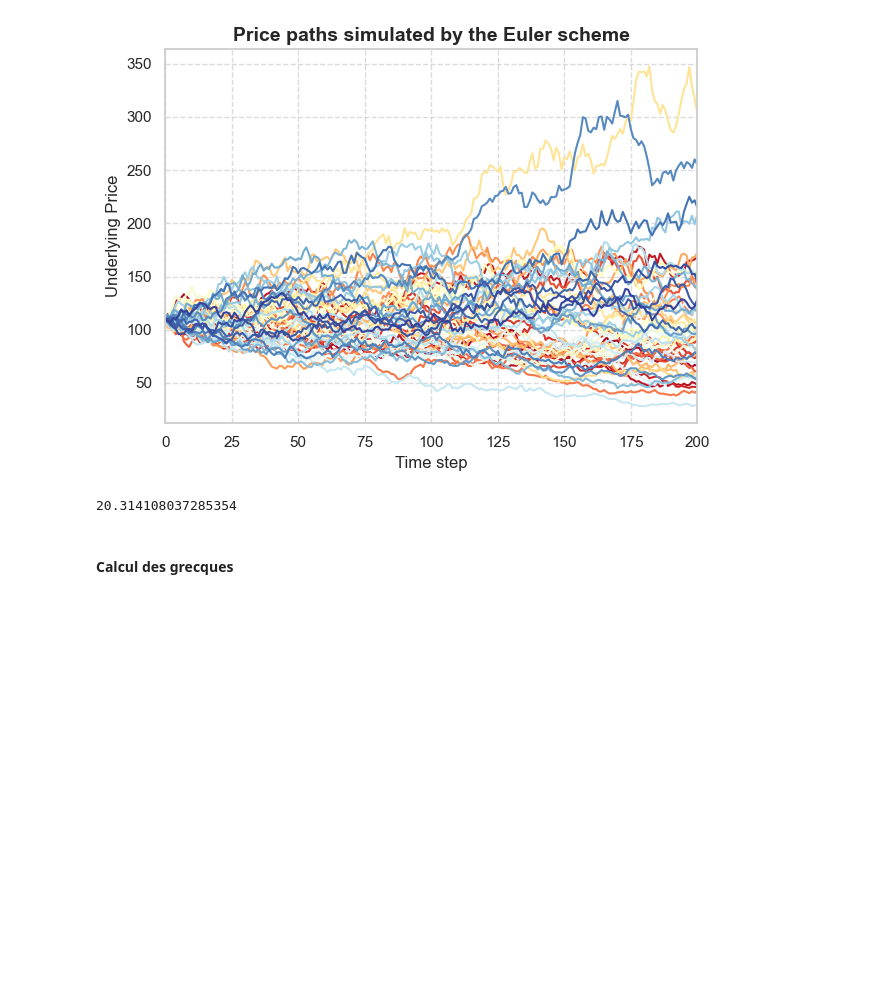
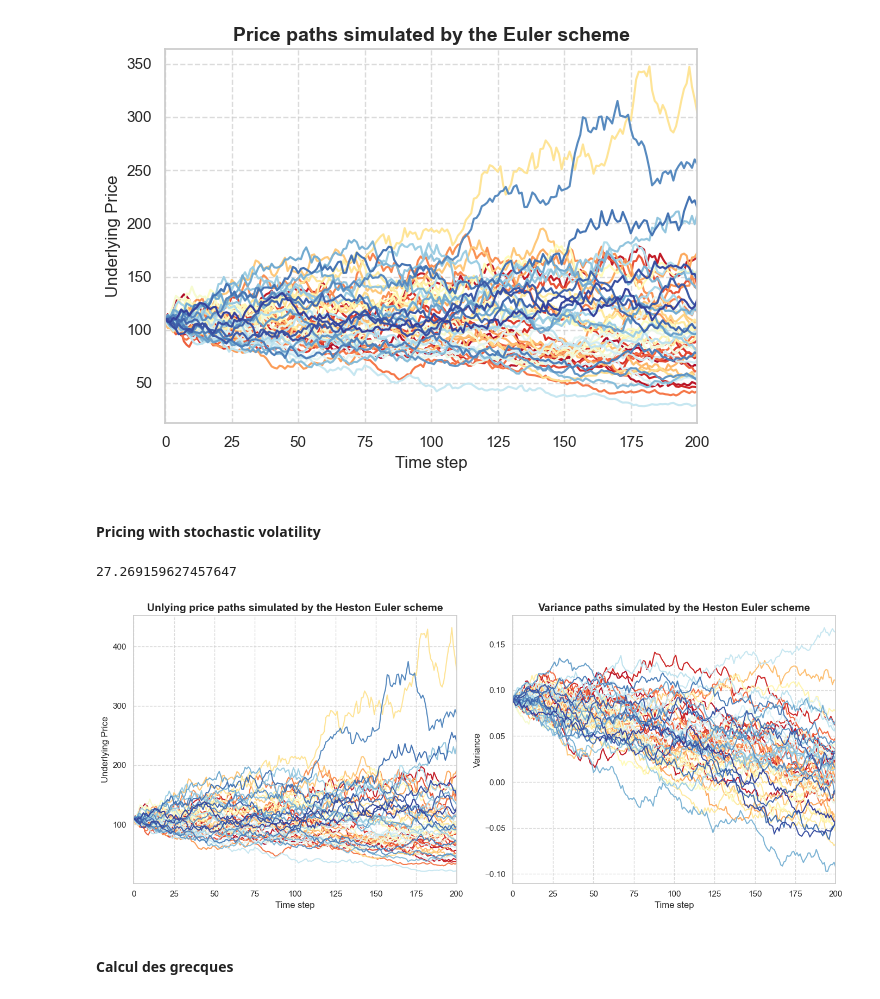
Before and after one commit to baptistedfr/Structured-Product-Pricing-Python, a Jupyter notebook: doc.ipynb, the cells around one changed output. Cells and saved outputs as stored; diff of their text form; code cells hidden in the pictures; blank space fills up the shorter version.

Commit message:
Heston Monte Carlo pricing model

```diff
--- a/doc.ipynb
+++ b/doc.ipynb
@@ -38,11 +42,20 @@ engine = MCPricingEngine(market=market, nb_paths=100000, nb_steps=200)
 engine.plot_paths(call_option, nb_paths_plot=50)
 # %% [output]
 [figure]
+# %% [markdown]
+#### Pricing with stochastic volatility
+# %%
+scheme = EulerSchemeType.HESTON_EULER
+engine = HestonMCPricingEngine(market=market, discretization_method=scheme, nb_paths=100000, nb_steps=200)
 # %%
 price = engine.compute_price(call_option)
 print(price)
 # %% [output]
-20.314108037285354
+27.269159627457647
+# %%
+engine.plot_paths(call_option, nb_paths_plot=50, plot_variance=True)
+# %% [output]
+[figure, added]
 # %% [markdown]
 #### Calcul des grecques
 # %%
```
Also changed, not shown: parts of 5 cells of this notebook, 12 other files.
